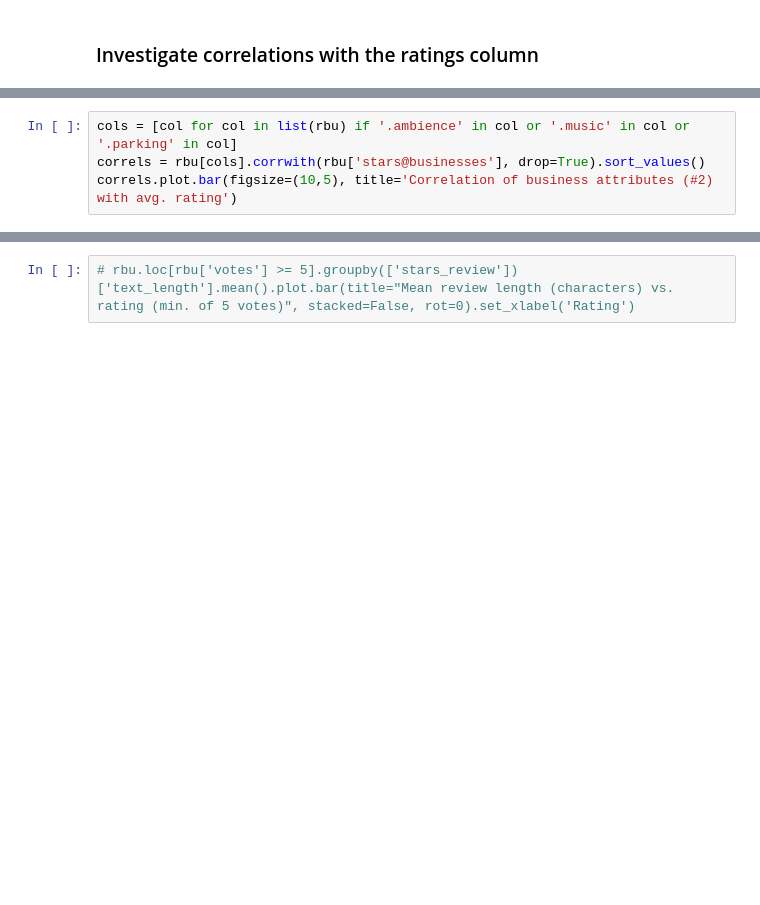
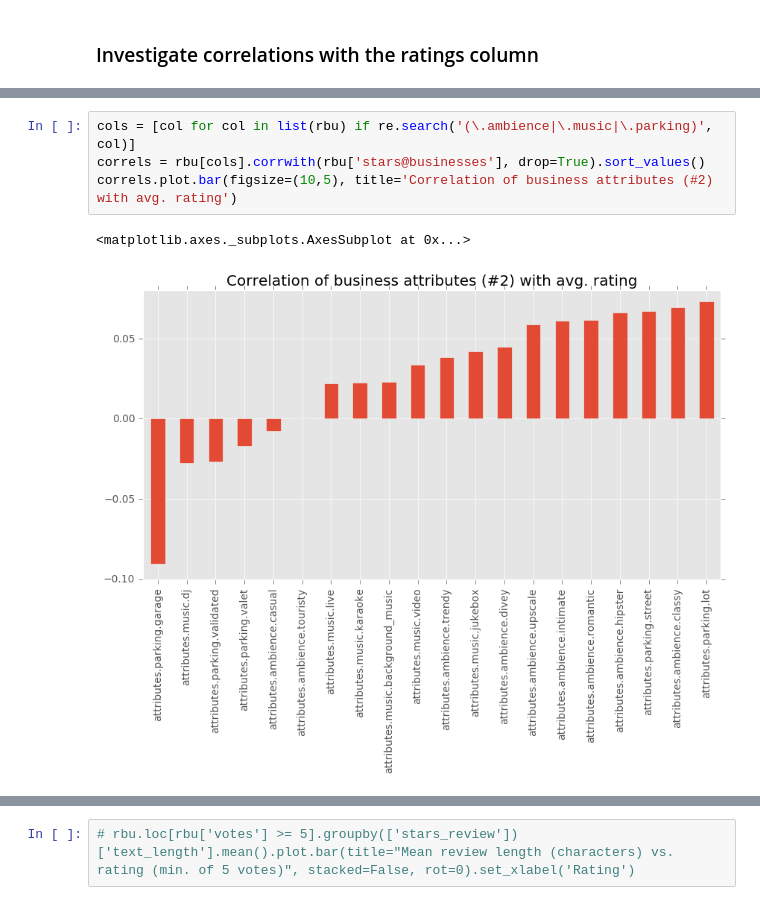
Before and after one commit to mkleesiek/yelp-exercise, a Jupyter notebook: YelpAnalysis.ipynb, the cells around one changed output, grey strips where cells are left out. Drawn from its saved outputs; the diff is of its cells as text; blank space fills up the shorter version.

```diff
--- a/YelpAnalysis.ipynb
+++ b/YelpAnalysis.ipynb
@@ -204,7 +252,10 @@ correls.plot.bar(figsize=(10,5), title='Correlation of business attributes (#1)
 # %%
-cols = [col for col in list(rbu) if '.ambience' in col or '.music' in col or '.parking' in col]
+cols = [col for col in list(rbu) if re.search('(\.ambience|\.music|\.parking)', col)]
 correls = rbu[cols].corrwith(rbu['stars@businesses'], drop=True).sort_values()
 correls.plot.bar(figsize=(10,5), title='Correlation of business attributes (#2) with avg. rating')
+# %% [output]
+<matplotlib.axes._subplots.AxesSubplot at 0x...>
+[figure, added]
 # %%
 cols = ['compliments', 'votes@reviews', 'review_count@users', 'fans']
 correls = rbu[cols].corrwith(rbu['stars@reviews'], drop=True)
```
Also changed, not shown: parts of 39 cells of this notebook, 3 other files.
